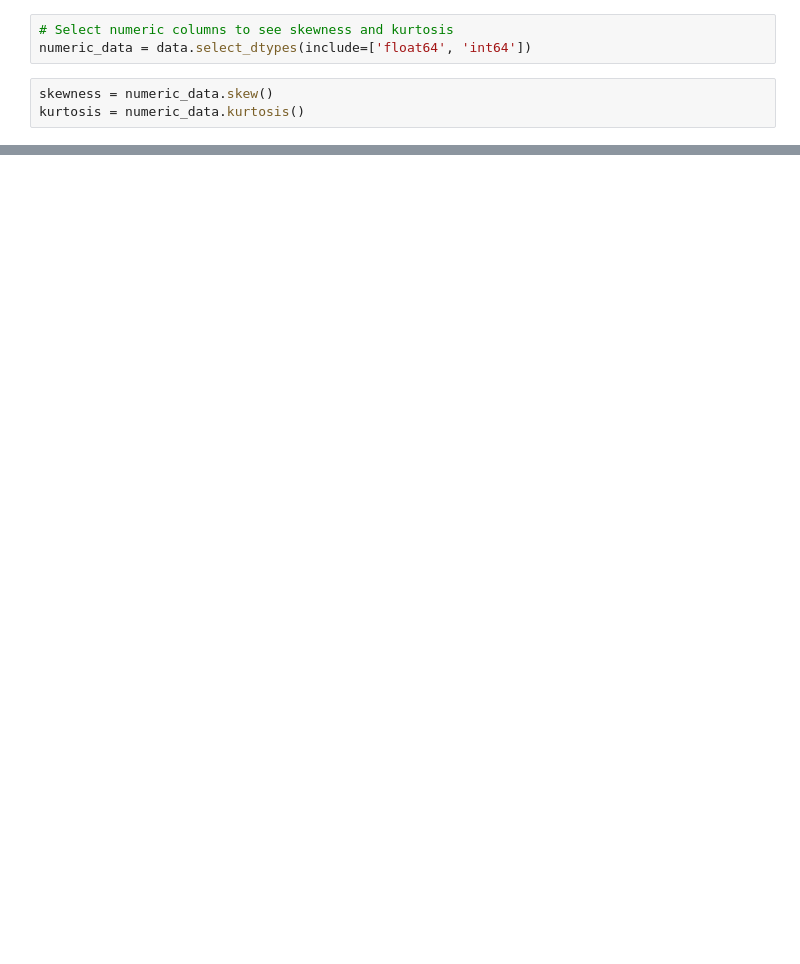
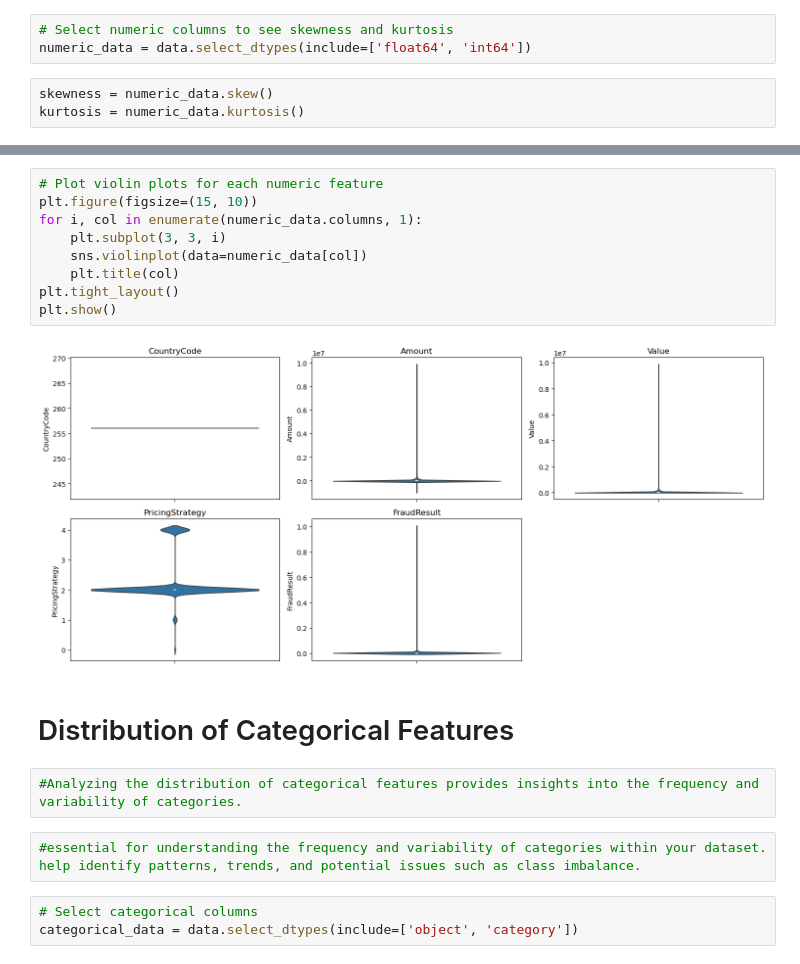
Before and after one commit to nadianesib4334/Bati_Bank_finance_Institute_-credit_score_analysis-edit, a Jupyter notebook: EDA.ipynb, the cells around one changed output, grey strips where cells are left out. Saved outputs shown, nothing was run; the diff lists cells and outputs as text; blank space fills up the shorter version.

```diff
--- a/EDA.ipynb
+++ b/EDA.ipynb
@@ -103,0 +134,20 @@ dtype: float64
+# %%
+# Plot violin plots for each numeric feature
+plt.figure(figsize=(15, 10))
+for i, col in enumerate(numeric_data.columns, 1):
+    plt.subplot(3, 3, i)
+    sns.violinplot(data=numeric_data[col])
+    plt.title(col)
+plt.tight_layout()
+plt.show()
+# %% [output]
+[figure, added]
+# %% [markdown]
+# Distribution of Categorical Features
+# %%
+#Analyzing the distribution of categorical features provides insights into the frequency and variability of categories.
+# %%
+#essential for understanding the frequency and variability of categories within your dataset. help identify patterns, trends, and potential issues such as class imbalance.
+# %%
+# Select categorical columns
+categorical_data = data.select_dtypes(include=['object', 'category'])
```
Also changed, not shown: parts of 38 cells of this notebook.
